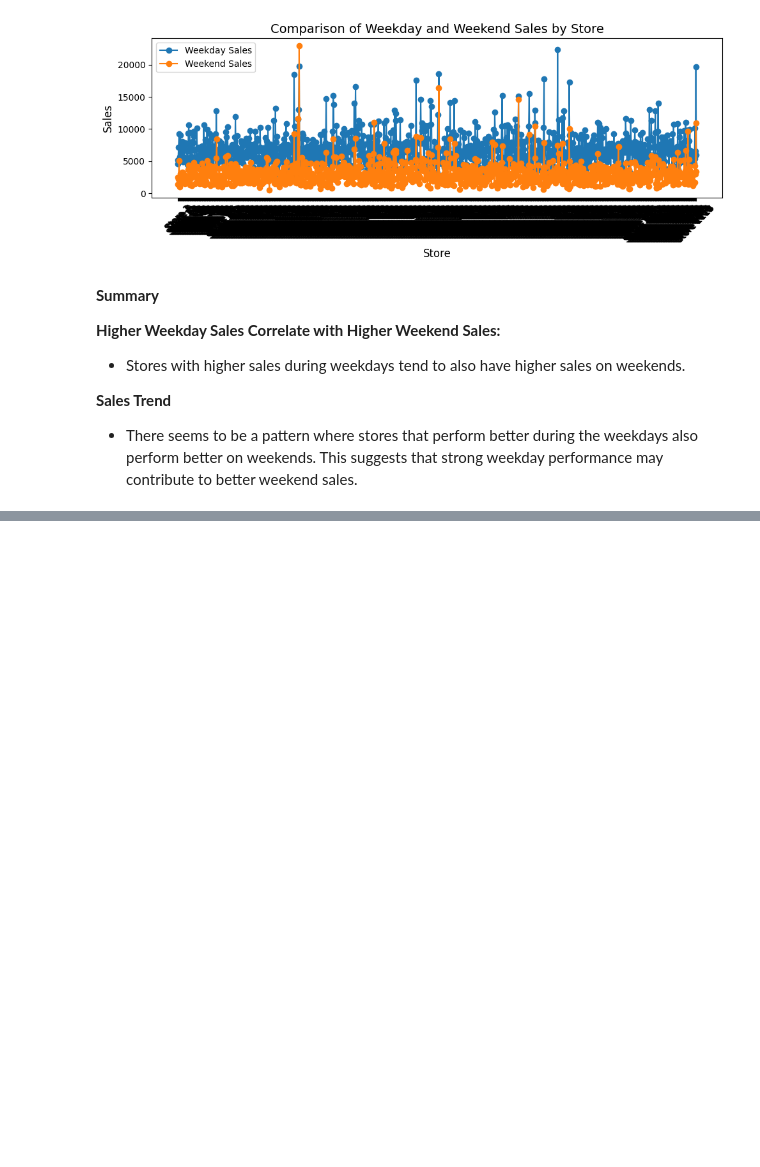
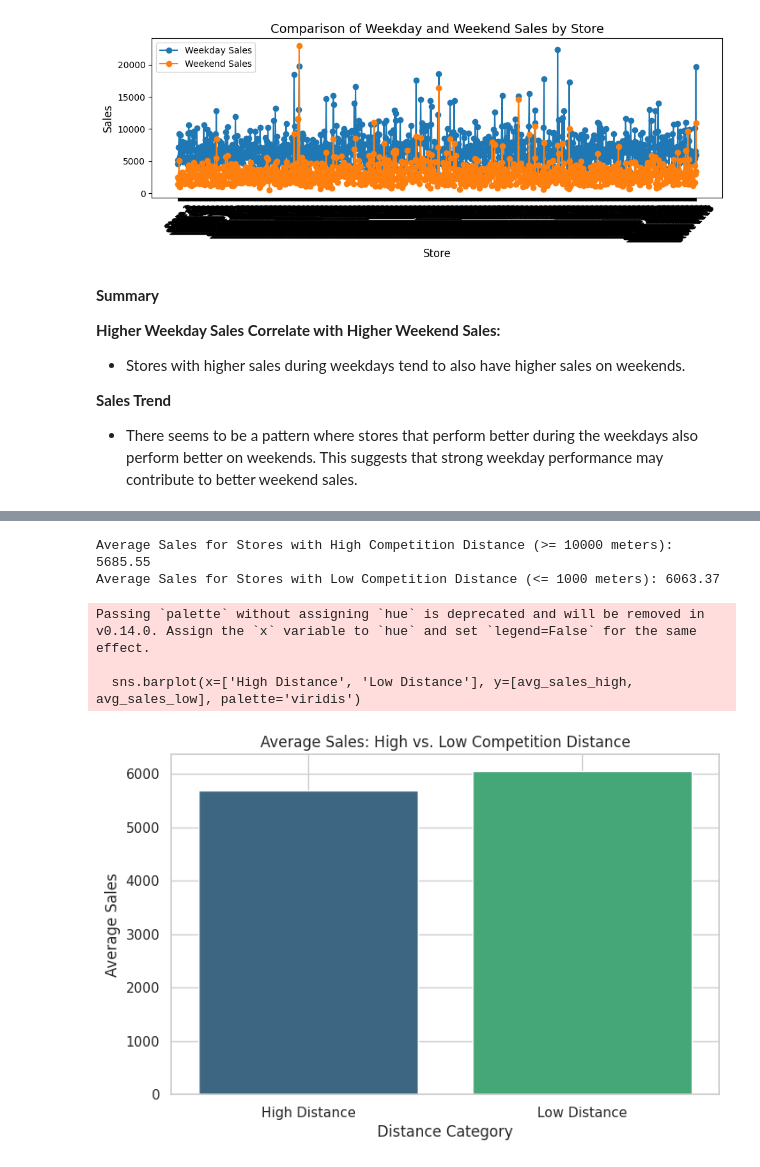
Before and after one commit to epythonlab/rossmann-pharma-sales-prediction, a Jupyter notebook: notebooks/exploratory_analysis.ipynb, the cells around one changed output, grey strips where cells are left out. Cells and saved outputs as stored; diff of their text form; code cells hidden in the pictures; blank space fills up the shorter version.

```diff
--- a/notebooks/exploratory_analysis.ipynb
+++ b/notebooks/exploratory_analysis.ipynb
@@ -658,0 +573,36 @@ Series([], Name: Sales, dtype: float64)
+# %%
+def compare_high_low_distance_stores(data, high_threshold=10000, low_threshold=1000):
+    """
+    Compare sales for stores with high vs. low competition distances.
+
+    Parameters:
+    - data: DataFrame containing 'CompetitionDistance' and 'Sales'.
+    - high_threshold: Distance to classify as high competition distance.
+    - low_threshold: Distance to classify as low competition distance.
+    """
+    high_distance_stores = data[data['CompetitionDistance'] >= high_threshold]
+    low_distance_stores = data[data['CompetitionDistance'] <= low_threshold]
+
+    avg_sales_high = high_distance_stores['Sales'].mean()
+    avg_sales_low = low_distance_stores['Sales'].mean()
+
+    print(f"Average Sales for Stores with High Competition Distance (>= {high_threshold} meters): {avg_sales_high:.2f}")
+    print(f"Average Sales for Stores with Low Competition Distance (<= {low_threshold} meters): {avg_sales_low:.2f}")
+
+    plt.figure(figsize=(8, 5))
+    sns.barplot(x=['High Distance', 'Low Distance'], y=[avg_sales_high, avg_sales_low], palette='viridis')
+    plt.title('Average Sales: High vs. Low Competition Distance')
+    plt.xlabel('Distance Category')
+    plt.ylabel('Average Sales')
+    plt.grid(True)
+    plt.show()
+
+# Example usage
+compare_high_low_distance_stores(train_data)
+# %% [output]
+Average Sales for Stores with High Competition Distance (>= 10000 meters): 5685.55
+Average Sales for Stores with Low Competition Distance (<= 1000 meters): 6063.37
+Passing `palette` without assigning `hue` is deprecated and will be removed in v0.14.0. Assign the `x` variable to `hue` and set `legend=False` for the same effect.
+
+  sns.barplot(x=['High Distance', 'Low Distance'], y=[avg_sales_high, avg_sales_low], palette='viridis')
+[figure, added]
```
Also changed, not shown: parts of 16 cells of this notebook, 1 other file.
